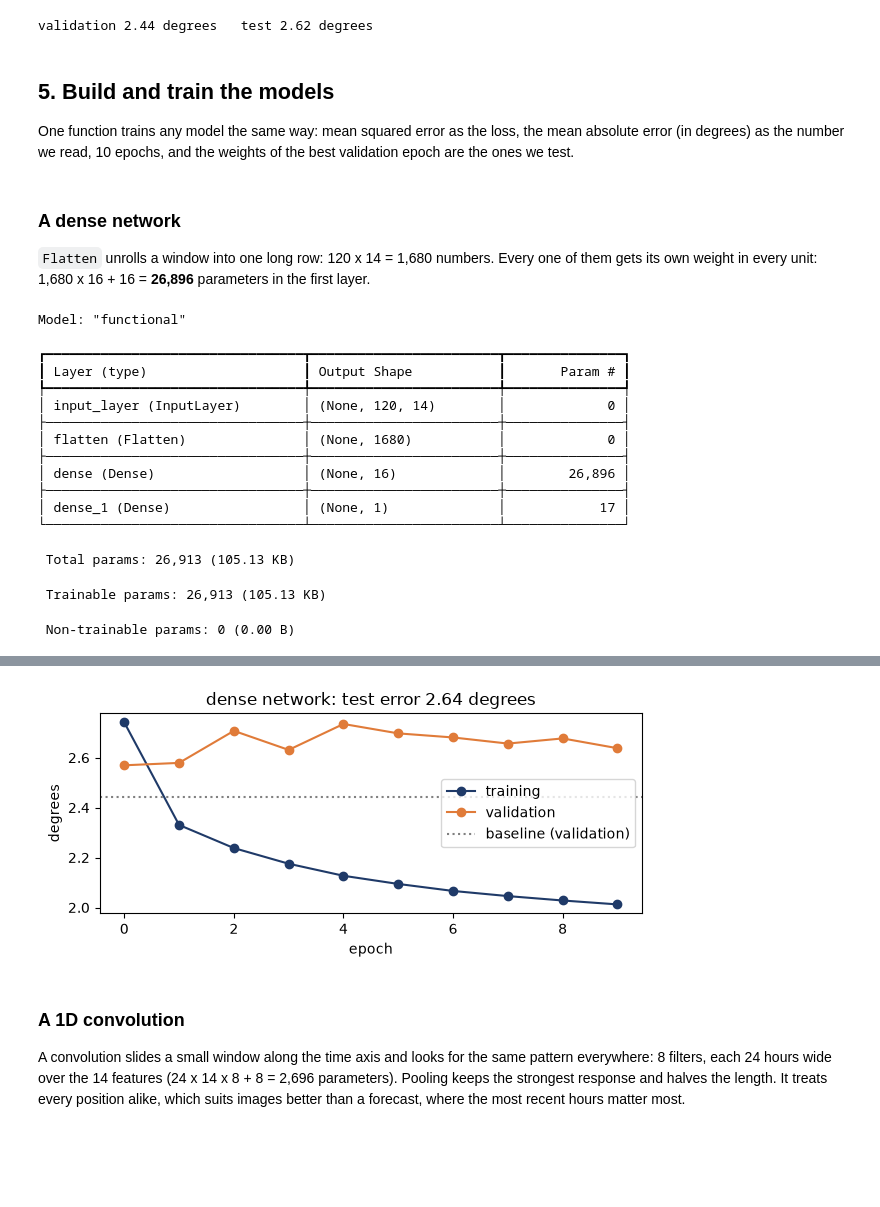
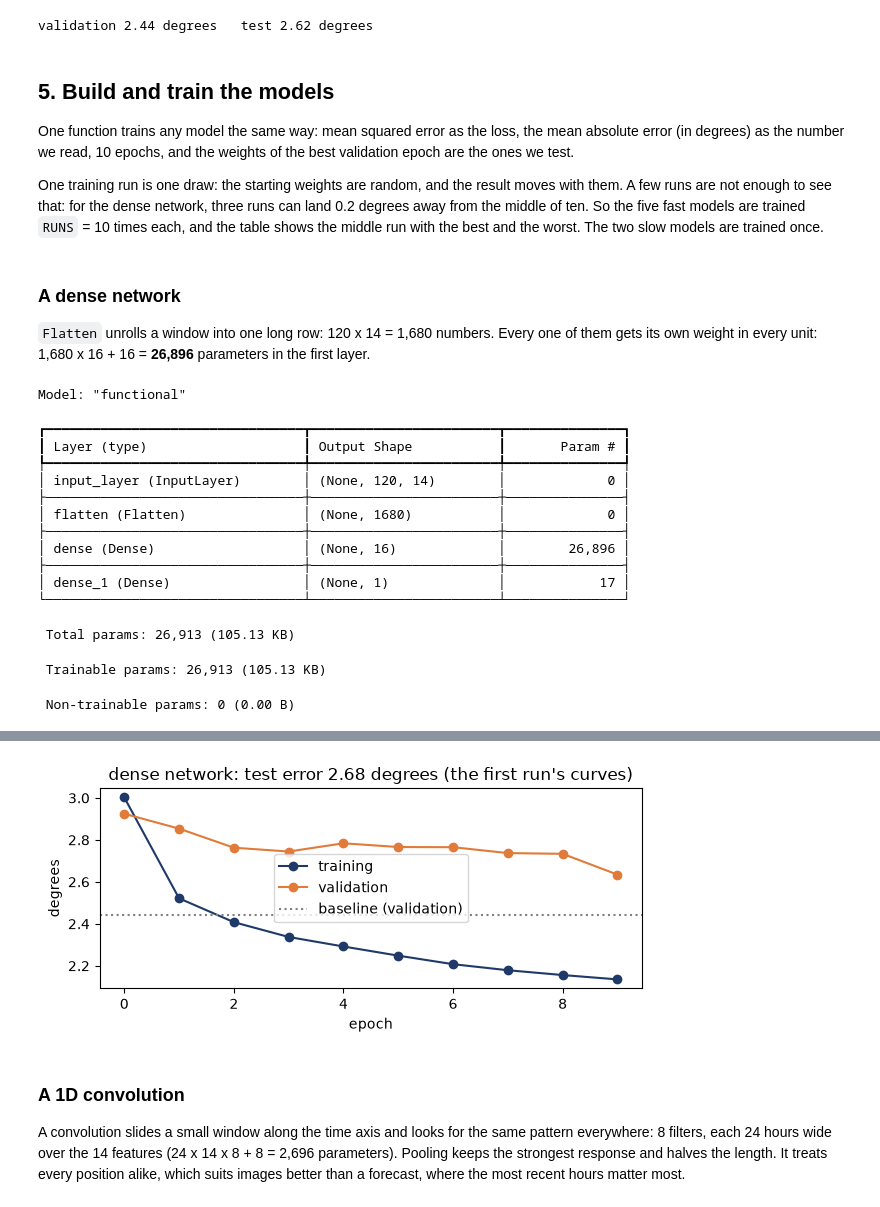
Before and after one commit to PJalgotrader/advanced-timeseries-forecasting, a Jupyter notebook: 07-deep-sequence-models/02_rnn_lstm_weather.ipynb, the cells around one changed output, grey strips where cells are left out. Cells and saved outputs as stored; diff of their text form; code cells hidden in the pictures; blank space fills up the shorter version.

```diff
--- a/07-deep-sequence-models/02_rnn_lstm_weather.ipynb
+++ b/07-deep-sequence-models/02_rnn_lstm_weather.ipynb
@@ -28,5 +29,6 @@ from keras import layers
 print("keras", keras.__version__, "on", keras.backend.backend())
 RUN_SLOW = True      # the two models with recurrent dropout: about 50 and 105 minutes on a recent GPU
 EPOCHS = 10
+RUNS = 10            # how many times each fast model is trained (one run is one draw: see step 5)
 # %% [output]
 WARNING: All log messages before absl::InitializeLog() is called are written to STDERR
@@ -126,7 +133,8 @@ def naive(X, y):
     now = X[:, -1, 1] * std[1] + mean[1]         # the last reading's temperature, back in degrees
     return float(np.mean(np.abs(now - y)))
 
-results = {"temperature now (baseline)": {"test": naive(X_test, y_test), "validation": naive(X_val, y_val), "parameters": 0, "seconds per epoch": 0}}
+baseline = naive(X_test, y_test)
+results = {"temperature now (baseline)": {"test": baseline, "best": baseline, "worst": baseline, "runs": 1, "validation": naive(X_val, y_val), "parameters": 0, "seconds per epoch": 0}}
 print(f"validation {naive(X_val, y_val):.2f} degrees   test {naive(X_test, y_test):.2f} degrees")
 # %% [output]
 validation 2.44 degrees   test 2.62 degrees
@@ -135,6 +143,11 @@ validation 2.44 degrees   test 2.62 degrees
 
 One function trains any model the same way: mean squared error as the loss, the mean absolute error (in degrees) as
 the number we read, 10 epochs, and the weights of the best validation epoch are the ones we test.
+
+One training run is one draw: the starting weights are random, and the result moves with them. A few runs are not
+enough to see that: for the dense network, three runs can land 0.2 degrees away from the middle of ten. So the five
+fast models are trained `RUNS` = 10 times each, and the table shows the middle run with the best and the worst.
+The two slow models are trained once.
 # %%
 class Clock(keras.callbacks.Callback):
     """Remembers how long each epoch took."""
@@ -170,7 +190,7 @@ def run(name, *hidden_layers, epochs=EPOCHS, seed=0):
 `Flatten` unrolls a window into one long row: 120 x 14 = 1,680 numbers. Every one of them gets its own weight in
 every unit: 1,680 x 16 + 16 = **26,896** parameters in the first layer.
 # %%
-run("dense network", layers.Flatten(), layers.Dense(16, activation="relu"));
+run("dense network", layers.Flatten(), layers.Dense(16, activation="relu"), runs=RUNS)
 # %% [output]
 Model: "functional"
 ┏━━━━━━━━━━━━━━━━━━━━━━━━━━━━━━━━━┳━━━━━━━━━━━━━━━━━━━━━━━━┳━━━━━━━━━━━━━━━┓
@@ -210,4 +227,4 @@ Epoch 10/10
-[figure, old version]
+[figure, new version]
 # %% [markdown]
 ### A 1D convolution
 
```
Also changed, not shown: parts of 15 cells of this notebook, 1 other file.
